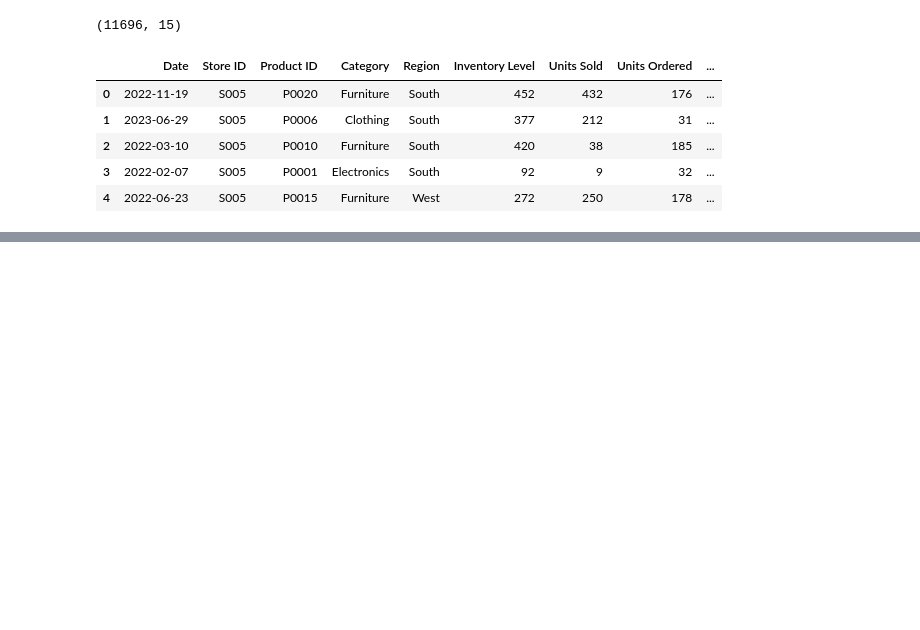
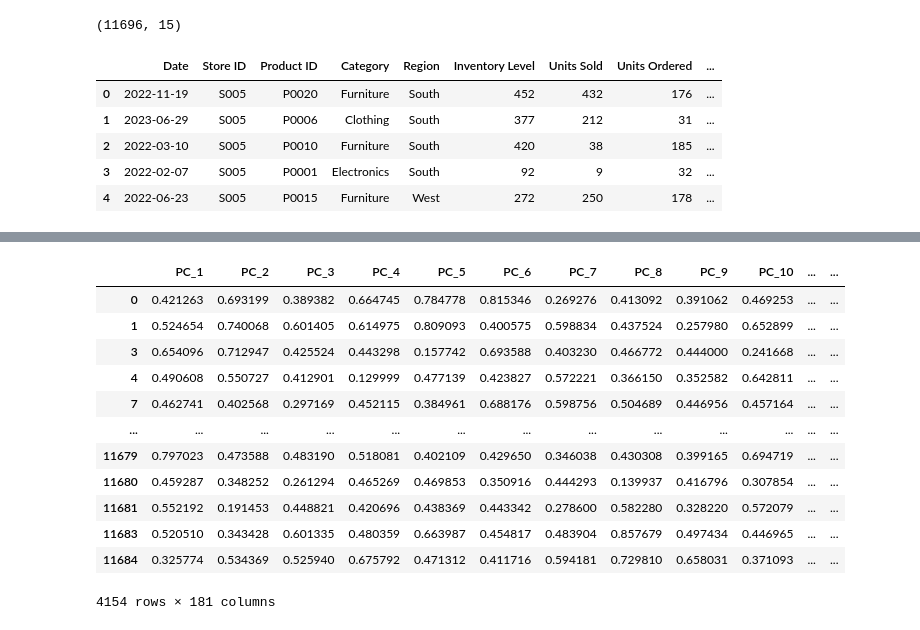
Before and after one commit to Javitodev1/data-science-challenge, a Jupyter notebook: src/doc/02_data_processing_LSTM.ipynb, the cells around one changed output, grey strips where cells are left out. Saved outputs shown, nothing was run; the diff lists cells and outputs as text; code cells hidden in the pictures; blank space fills up the shorter version.

```diff
--- a/src/doc/02_data_processing_LSTM.ipynb
+++ b/src/doc/02_data_processing_LSTM.ipynb
@@ -136,0 +295,48 @@ df
+# %%
+# Limpieza de la data previa la memoria
+
+def limpiar_df(df, target_col='Target_Units_Sold'):
+    df = df.copy()
+
+    # 1. Eliminar filas con valores nulos (si los hay)
+    df.dropna(inplace=True)
+
+    # 2. Detectar y eliminar outliers con IQR en todas las columnas numéricas excepto el target
+    def remove_outliers_iqr(df, columnas):
+        for col in columnas:
+            Q1 = df[col].quantile(0.25)
+            Q3 = df[col].quantile(0.75)
+            IQR = Q3 - Q1
+            lower = Q1 - 1.5 * IQR
+            upper = Q3 + 1.5 * IQR
+            df = df[(df[col] >= lower) & (df[col] <= upper)]
+        return df
+
+    columnas_numericas = df.select_dtypes(include=[np.number]).columns.tolist()
+    if target_col in columnas_numericas:
+        columnas_numericas.remove(target_col)
+
+    df = remove_outliers_iqr(df, columnas_numericas)
+
+    # 3. (Opcional) Eliminar duplicados
+    df.drop_duplicates(inplace=True)
+
+    return df
+# %%
+df_f_limpio = limpiar_df(df_f)
+# %%
+df_f_limpio
+# %% [output]
+|  | PC_1 | PC_2 | PC_3 | PC_4 | PC_5 | PC_6 | PC_7 | PC_8 | PC_9 | PC_10 | ... | ... |
+| 0 | 0.421263 | 0.693199 | 0.389382 | 0.664745 | 0.784778 | 0.815346 | 0.269276 | 0.413092 | 0.391062 | 0.469253 | ... | ... |
+| 1 | 0.524654 | 0.740068 | 0.601405 | 0.614975 | 0.809093 | 0.400575 | 0.598834 | 0.437524 | 0.257980 | 0.652899 | ... | ... |
+| 3 | 0.654096 | 0.712947 | 0.425524 | 0.443298 | 0.157742 | 0.693588 | 0.403230 | 0.466772 | 0.444000 | 0.241668 | ... | ... |
+| 4 | 0.490608 | 0.550727 | 0.412901 | 0.129999 | 0.477139 | 0.423827 | 0.572221 | 0.366150 | 0.352582 | 0.642811 | ... | ... |
+| 7 | 0.462741 | 0.402568 | 0.297169 | 0.452115 | 0.384961 | 0.688176 | 0.598756 | 0.504689 | 0.446956 | 0.457164 | ... | ... |
+| ... | ... | ... | ... | ... | ... | ... | ... | ... | ... | ... | ... | ... |
+| 11679 | 0.797023 | 0.473588 | 0.483190 | 0.518081 | 0.402109 | 0.429650 | 0.346038 | 0.430308 | 0.399165 | 0.694719 | ... | ... |
+| 11680 | 0.459287 | 0.348252 | 0.261294 | 0.465269 | 0.469853 | 0.350916 | 0.444293 | 0.139937 | 0.416796 | 0.307854 | ... | ... |
+| 11681 | 0.552192 | 0.191453 | 0.448821 | 0.420696 | 0.438369 | 0.443342 | 0.278600 | 0.582280 | 0.328220 | 0.572079 | ... | ... |
+| 11683 | 0.520510 | 0.343428 | 0.601335 | 0.480359 | 0.663987 | 0.454817 | 0.483904 | 0.857679 | 0.497434 | 0.446965 | ... | ... |
+| 11684 | 0.325774 | 0.534369 | 0.525940 | 0.675792 | 0.471312 | 0.411716 | 0.594181 | 0.729810 | 0.658031 | 0.371093 | ... | ... |
+4154 rows × 181 columns
```
Also changed, not shown: parts of 22 cells of this notebook, 1 other file.
